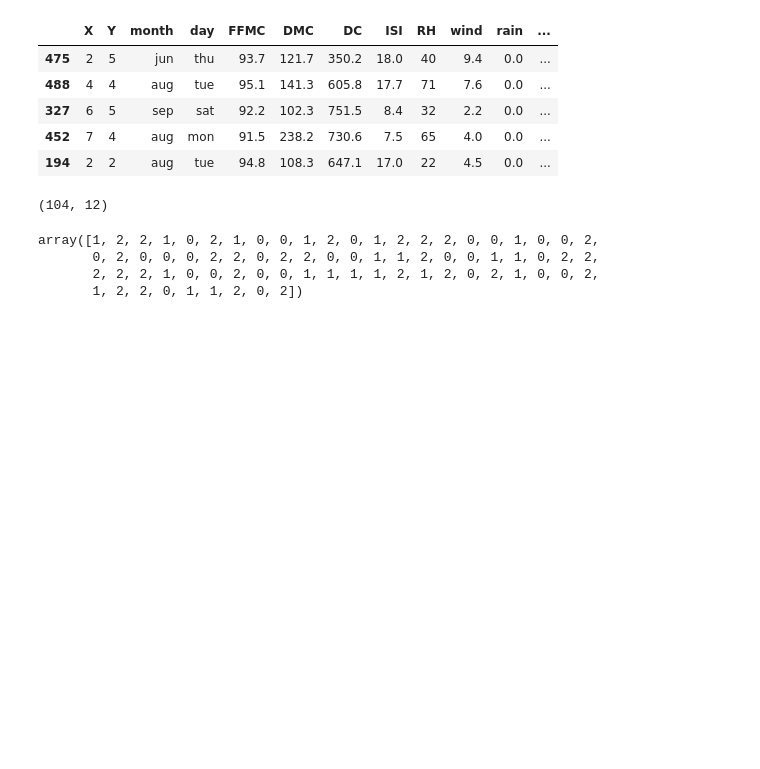
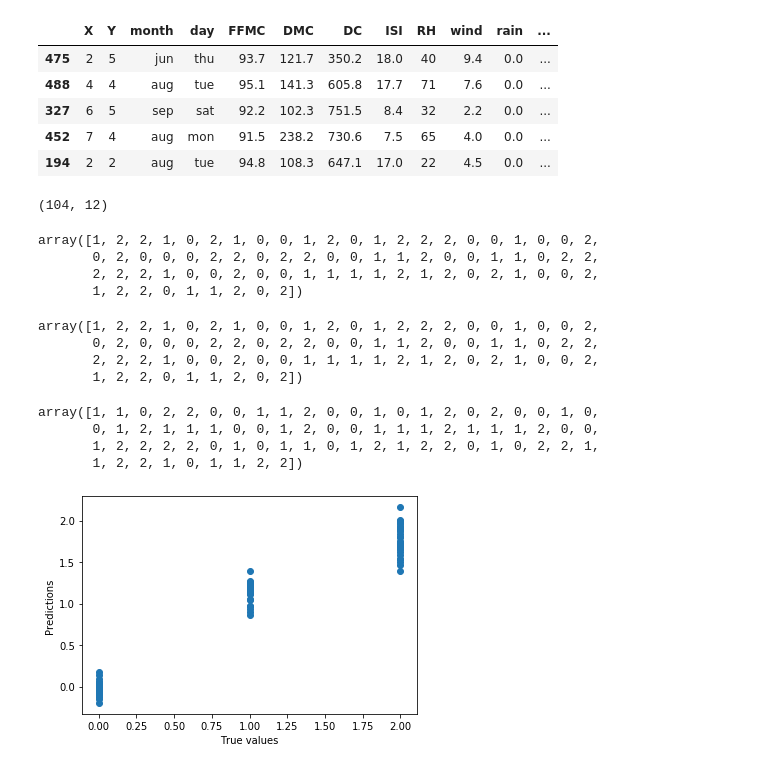
Before and after one commit to rhnrijal/forest.fires, a Jupyter notebook: code_run.ipynb, the cells around one changed output. Drawn from its saved outputs; the diff is of its cells as text; code cells hidden in the pictures; blank space fills up the shorter version.

```diff
--- a/code_run.ipynb
+++ b/code_run.ipynb
@@ -206,3 +206,56 @@ array([1, 2, 2, 1, 0, 2, 1, 0, 0, 1, 2, 0, 1, 2, 2, 2, 0, 0, 1, 0, 0, 2,
        0, 2, 0, 0, 0, 2, 2, 0, 2, 2, 0, 0, 1, 1, 2, 0, 0, 1, 1, 0, 2, 2,
        2, 2, 2, 1, 0, 0, 2, 0, 0, 1, 1, 1, 1, 2, 1, 2, 0, 2, 1, 0, 0, 2,
        1, 2, 2, 0, 1, 1, 2, 0, 2])
+# %%
+# pandas to import the dataset
+# sklearn to perform the splitting
+
+import pandas as pd
+from sklearn.model_selection import train_test_split
+from sklearn.datasets import load_iris
+
+iris=load_iris()
+x,y=iris.data,iris.target
+x_train,x_test,y_train,y_test=train_test_split(x,y,
+train_size=0.5,
+test_size=0.5,
+random_state=123)
+y_test
+# %% [output]
+array([1, 2, 2, 1, 0, 2, 1, 0, 0, 1, 2, 0, 1, 2, 2, 2, 0, 0, 1, 0, 0, 2,
+       0, 2, 0, 0, 0, 2, 2, 0, 2, 2, 0, 0, 1, 1, 2, 0, 0, 1, 1, 0, 2, 2,
+       2, 2, 2, 1, 0, 0, 2, 0, 0, 1, 1, 1, 1, 2, 1, 2, 0, 2, 1, 0, 0, 2,
+       1, 2, 2, 0, 1, 1, 2, 0, 2])
+# %%
+# pandas to import the dataset
+# sklearn to perform the splitting
+
+import pandas as pd
+from sklearn.model_selection import train_test_split
+from sklearn.datasets import load_iris
+
+iris=load_iris()
+x,y=iris.data,iris.target
+x_train,x_test,y_train,y_test=train_test_split(x,y,
+train_size=0.5,
+test_size=0.5,
+random_state=123)
+
+y_test
+y_train
+# %% [output]
+array([1, 1, 0, 2, 2, 0, 0, 1, 1, 2, 0, 0, 1, 0, 1, 2, 0, 2, 0, 0, 1, 0,
+       0, 1, 2, 1, 1, 1, 0, 0, 1, 2, 0, 0, 1, 1, 1, 2, 1, 1, 1, 2, 0, 0,
+       1, 2, 2, 2, 2, 0, 1, 0, 1, 1, 0, 1, 2, 1, 2, 2, 0, 1, 0, 2, 2, 1,
+       1, 2, 2, 1, 0, 1, 1, 2, 2])
+# %%
+    >>> from sklearn.linear_model import LinearRegression as lm
+    >>> model=lm().fit(x_train,y_train)
+    >>> predictions=model.predict(x_test)
+    >>> import matplotlib.pyplot as plt
+    >>> plt.scatter(y_test,predictions)
+    >>> plt.xlabel('True values')
+    >>> plt.ylabel('Predictions')
+    >>> plt.show()
+# %% [output]
+[figure, added]
```
Also changed, not shown: parts of 4 cells of this notebook, 1 other file.
